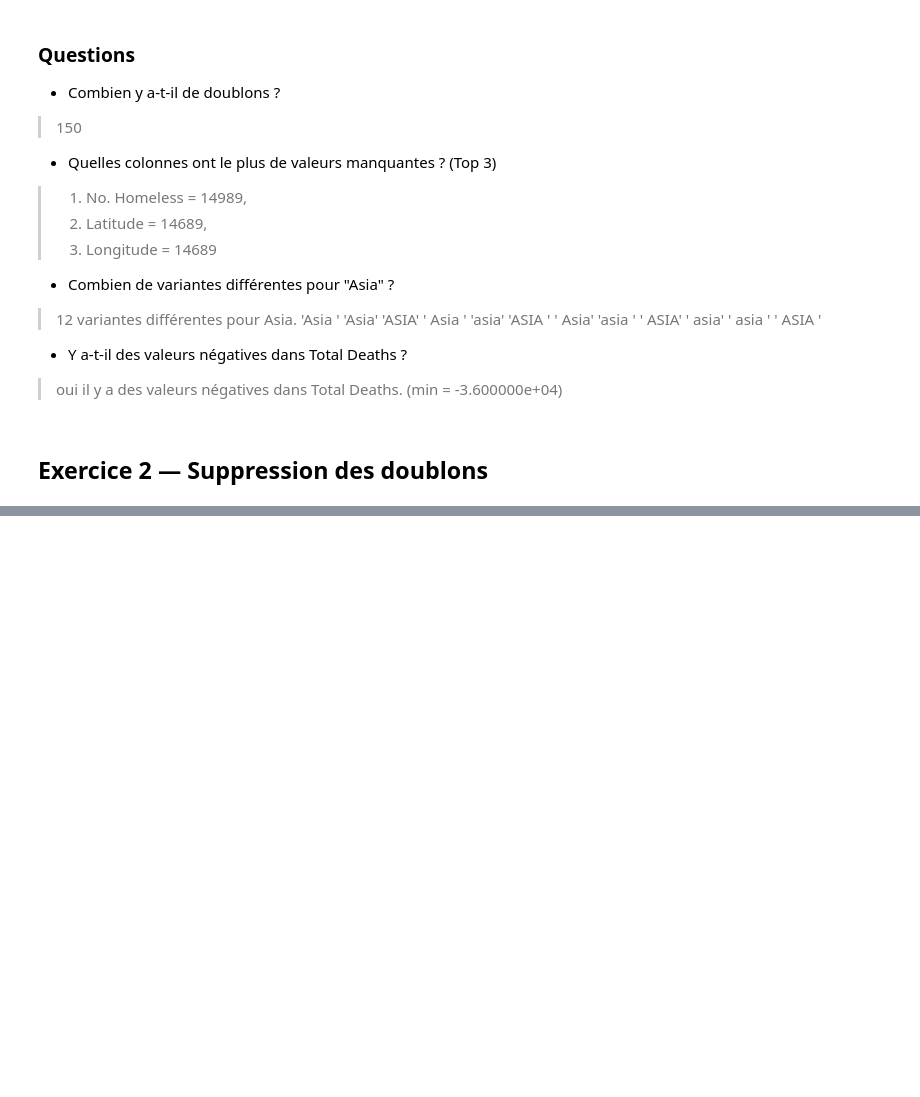
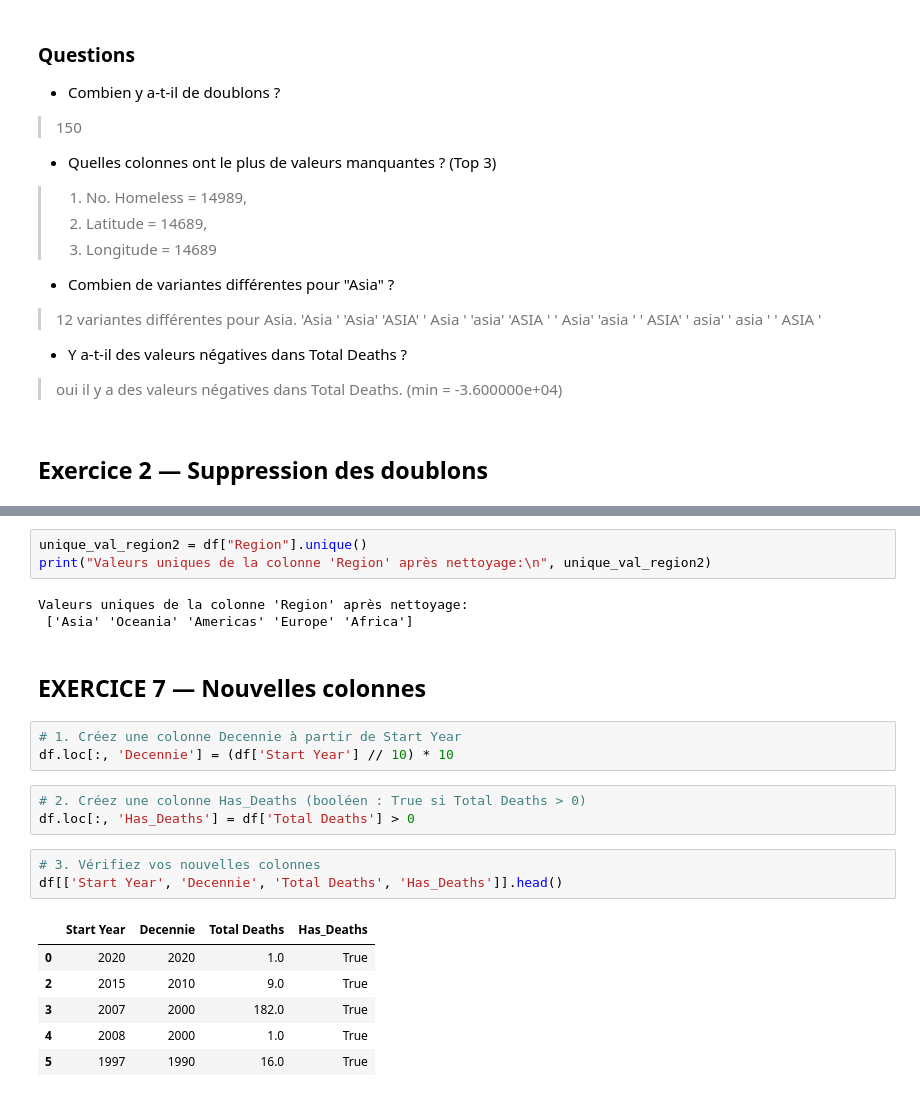
Before and after one commit to Chlooow/tp-visualisation-donnees, a Jupyter notebook: TP2/TP2-Chloe.ipynb, the cells around one changed output, grey strips where cells are left out. Cells and saved outputs as stored; diff of their text form; blank space fills up the shorter version.

```diff
--- a/TP2/TP2-Chloe.ipynb
+++ b/TP2/TP2-Chloe.ipynb
@@ -199,0 +477,24 @@ df[df.duplicated(keep=False)].head(10)
+# %%
+unique_val_region2 = df["Region"].unique()
+print("Valeurs uniques de la colonne 'Region' après nettoyage:\n", unique_val_region2)
+# %% [output]
+Valeurs uniques de la colonne 'Region' après nettoyage:
+ ['Asia' 'Oceania' 'Americas' 'Europe' 'Africa']
+# %% [markdown]
+## EXERCICE 7 — Nouvelles colonnes
+# %%
+# 1. Créez une colonne Decennie à partir de Start Year
+df.loc[:, 'Decennie'] = (df['Start Year'] // 10) * 10
+# %%
+# 2. Créez une colonne Has_Deaths (booléen : True si Total Deaths > 0)
+df.loc[:, 'Has_Deaths'] = df['Total Deaths'] > 0
+# %%
+# 3. Vérifiez vos nouvelles colonnes
+df[['Start Year', 'Decennie', 'Total Deaths', 'Has_Deaths']].head()
+# %% [output]
+|  | Start Year | Decennie | Total Deaths | Has_Deaths |
+| 0 | 2020 | 2020 | 1.0 | True |
+| 2 | 2015 | 2010 | 9.0 | True |
+| 3 | 2007 | 2000 | 182.0 | True |
+| 4 | 2008 | 2000 | 1.0 | True |
+| 5 | 1997 | 1990 | 16.0 | True |
```
Also changed, not shown: parts of 52 cells of this notebook, 1 other file.
